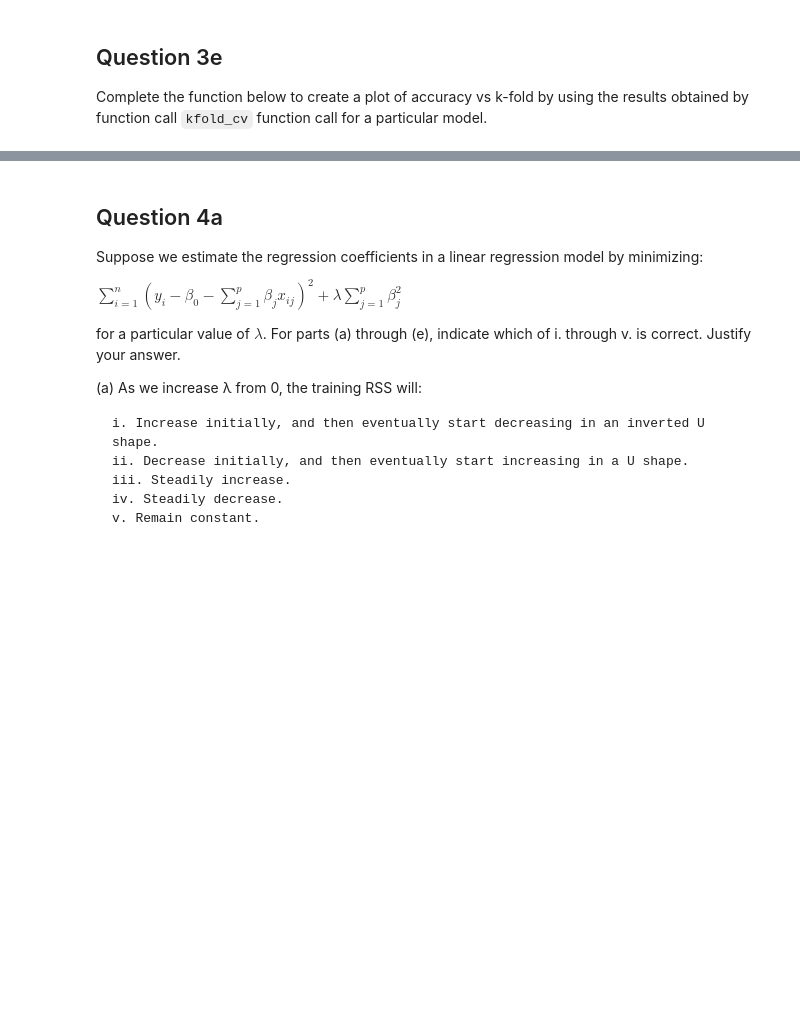
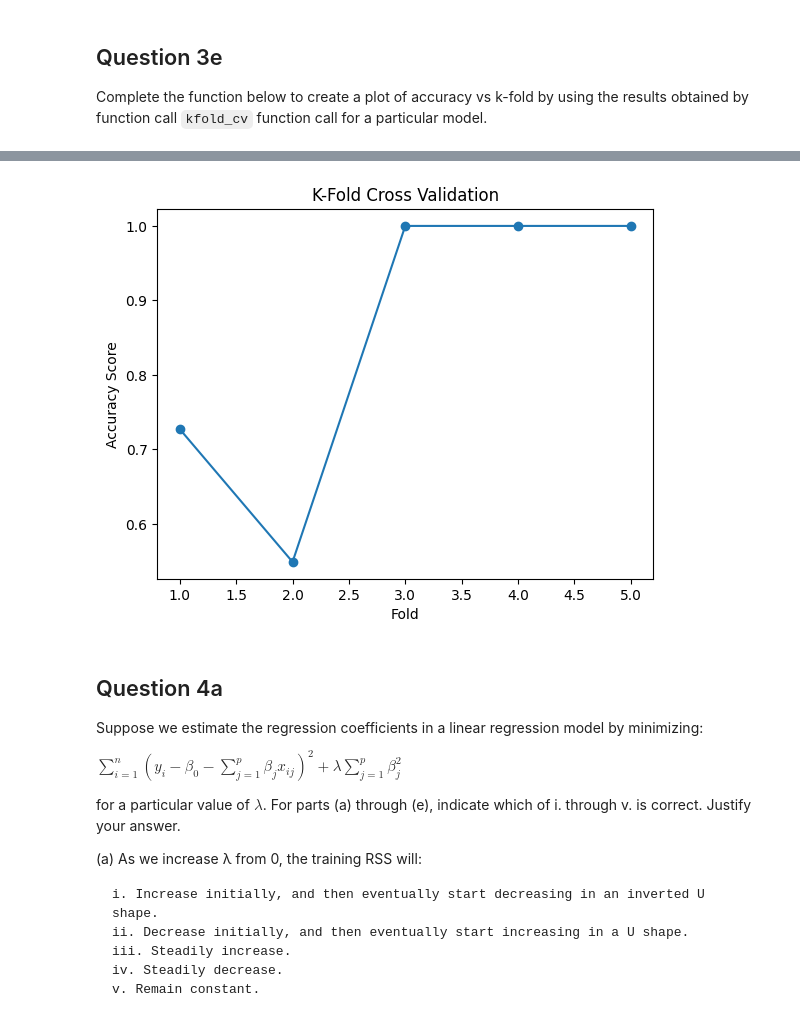
Before and after one commit to Cliffhanger9/Machine_learning-Assignments, a Jupyter notebook: Assignments/Assignment_2.ipynb, the cells around one changed output, grey strips where cells are left out. Saved outputs shown, nothing was run; the diff lists cells and outputs as text; code cells hidden in the pictures; blank space fills up the shorter version.

```diff
--- a/Assignments/Assignment_2.ipynb
+++ b/Assignments/Assignment_2.ipynb
@@ -297,10 +384,3 @@ Separate the predictors and target variables in `train_data` and `test_data` dat
     'label', 'label_attack_type', 'index', 'protocol_type','flag','service','is_host_login','label_encoding','count','same_srv_rate','diff_srv_rate','src_bytes','flag_SF', 'dst_host_same_srv_rate','dst_host_srv_count','dst_bytes','dst_host_srv_serror_rate','dst_host_diff_srv_rate','dst_host_serror_rate','srv_serror_rate','flag_S0','serror_rate','logged_in','dst_host_same_src_port_rate','dst_host_count'
 
 Note: Drop the unwanted columns from the `train_data` and `test_data` and create variables `X_train, y_train, X_test, y_test`. Make, you are not making any changes to the datasets.
-# %%
-# select the required predictors and remove unwanted.
-...
-X_train = ...
-y_train = ...
-X_test = ...
-y_test = ...
@@ -376,0 +482,7 @@ y_pred_qda, y_pred_proba_qda = ...
+# %%
+#a)
+fit_lda = LinearDiscriminantAnalysis(solver='svd')
+y_pred_lda, y_pred_proba_lda = model_fit(fit_lda, X_train, y_train, X_test)
+print(f"y_pred_lda: {y_pred_lda} \n y_pred_proba_lda: {y_pred_proba_lda}")
+print(np.bincount(y_train.astype(int)))
+print(print(np.bincount(y_test.astype(int))))
@@ -437,23 +700,23 @@ def kfold_cv(model, X, y, k=5):
     elif isinstance(y, pd.Series):
         y = y.values
     # Initialize the KFold object
-    kf = ...
+    kf = KFold(n_splits=k)
     # Initialize a list to store the accuracy scores
     scores = []
     # Loop through the splits
-    for train_index, test_index in kf.split(X):
+    for train_index, test_index in kf.split(X,y):
         # Split the data into train and test sets
-        X_train, X_test = ...
-        y_train, y_test = ...
+        X_train, X_test = X[train_index], X[test_index]
+        y_train, y_test = y[train_index], y[test_index]
         # Train the model on the train set
-        ...
+        model.fit(X_train, y_train)
         # Get the predictions for the test set
-        y_pred = ...
+        y_pred = model.predict(X_test)
         # Compute the accuracy score
-        score = ...
+        score = accuracy_score(y_test, y_pred)
         # Append the score to the list
-        ...
+        scores.append(score)
     return scores
 # %%
 # Report accuracies for the models that
-k_accuracy_lda = ...
+k_accuracy_lda = kfold_cv(fit_lda, X_train, y_train,5)
@@ -517,15 +811,18 @@ Complete the function below to create a plot of accuracy vs k-fold by using the
 # %%
 def plot_acc(scores):
     """Creates a plot of accuracy vs k-fold. Returns: None"""
-    ...
+    folds=range(1,len(scores)+1)
+    plt.plot(folds, scores,marker='o' )
     plt.xlabel("Fold")
     plt.ylabel("Accuracy Score")
     plt.title("K-Fold Cross Validation")
     plt.draw()
 
 # plot the results
 
 plot_acc(k_accuracy_lda)
+# %% [output]
+[figure, added]
 # %% [markdown]
 <!-- END QUESTION -->
 
```
Also changed, not shown: parts of 50 cells of this notebook.
